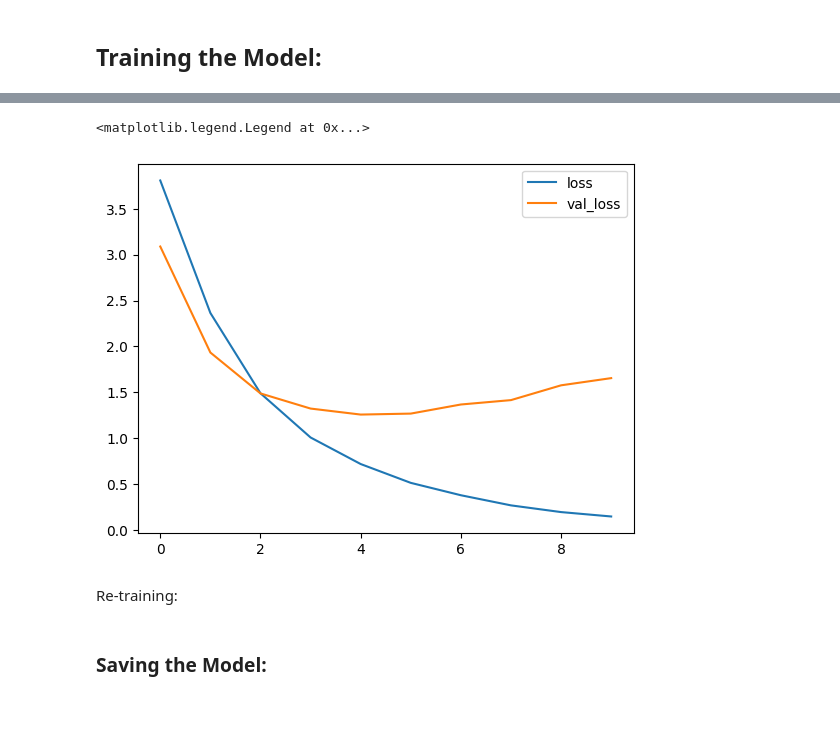
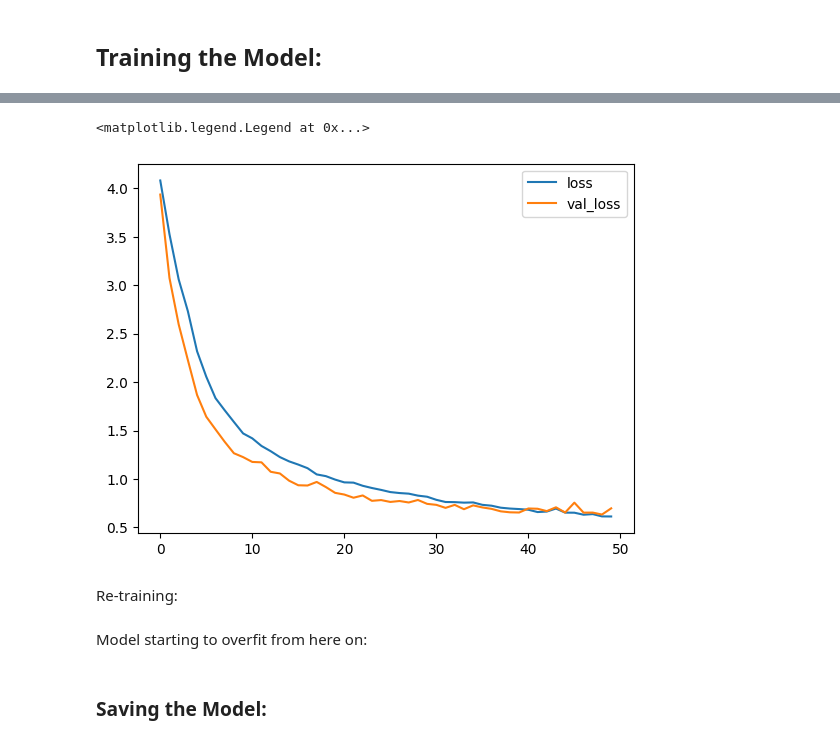
Before and after one commit to 37743/37743, a Jupyter notebook: nn-arabic-handwriting-320210207.ipynb, the cells around one changed output, grey strips where cells are left out. Cells and saved outputs as stored; diff of their text form; code cells hidden in the pictures; blank space fills up the shorter version.

Commit message:
Kaggle Notebook | NN-Arabic-Handwriting-320210207 | Version 9

```diff
--- a/nn-arabic-handwriting-320210207.ipynb
+++ b/nn-arabic-handwriting-320210207.ipynb
@@ -52,9 +52,10 @@ for device in tf.config.list_physical_devices():
 ### Loading the Dataset(s):
 # %%
 datasets = ['/kaggle/input/arabic-letters-classification/Final_Arabic_Alpha_dataset/Final_Arabic_Alpha_dataset/train',\
-            '/kaggle/input/arabic-letters-classification/Final_Arabic_Alpha_dataset/Final_Arabic_Alpha_dataset/test']
+            '/kaggle/input/arabic-letters-classification/Final_Arabic_Alpha_dataset/Final_Arabic_Alpha_dataset/test',
+           '/kaggle/input/arabic-letters-classification/Final_Arabic_Alpha_dataset/Final_Arabic_Alpha_dataset']
 NUM_CLASS = 65
-IMAGE_SIZE = (128, 128)
+IMAGE_SIZE = (128,128)
 BATCH_SIZE = 256
 SEED = 43
 LABEL_NAMES = [i for i in range(NUM_CLASS)]
@@ -123,22 +132,22 @@ for images, labels in train_images:
 # %%
 model = tf.keras.Sequential([
     tf.keras.layers.Rescaling(1./255),
+    tf.keras.layers.RandomZoom(height_factor=(-.2,.3), width_factor=(-.2,.3)),
+    tf.keras.layers.RandomRotation((-.2,.3)),
+#     tf.keras.layers.RandomWidth(.2, interpolation='bilinear'),
     tf.keras.layers.Conv2D(16, (3, 3), activation = 'relu', padding = 'same',  input_shape=(IMAGE_SIZE[0],IMAGE_SIZE[1],1)),
     tf.keras.layers.MaxPooling2D(2, 2),
     tf.keras.layers.Conv2D(32, (3, 3), activation = 'relu', padding = 'same'),
     tf.keras.layers.MaxPooling2D(2, 2),
     tf.keras.layers.Conv2D(64, (3, 3), activation = 'relu', padding = 'same'),
     tf.keras.layers.MaxPooling2D(2, 2),
-#     tf.keras.layers.Conv2D(128, (3, 3), activation = 'relu', padding = 'same'),
-#     tf.keras.layers.MaxPooling2D(2, 2),
-#     tf.keras.layers.Conv2D(256, (3, 3), activation = 'relu', padding = 'same'),
-#     tf.keras.layers.MaxPooling2D(2, 2),
+    tf.keras.layers.Conv2D(128, (3, 3), activation = 'relu', padding = 'same'),
+    tf.keras.layers.MaxPooling2D(2, 2),
 # #     tf.keras.layers.BatchNormalization(),
     tf.keras.layers.Flatten(),
-#     tf.keras.layers.Dense(1024, activation='relu',\
-#                           kernel_regularizer=tf.keras.regularizers.l2(0.001)),
-# #     tf.keras.layers.Dense(512, activation='relu'),
-#     tf.keras.layers.Dropout(0.1),
+#     tf.keras.layers.Dense(128, activation='relu',
+#                            kernel_regularizer=tf.keras.regularizers.l2(0.001)
+#                          ),
     tf.keras.layers.Dense(256, activation='relu'),
     tf.keras.layers.Dense(NUM_CLASS, activation=tf.nn.softmax)
 ])
@@ -168,9 +177,11 @@ _________________________________________________________________
 # %% [markdown]
 ### Model Optimization:
 # %%
-model.compile(optimizer = Adam(lr=0.001), loss = 'categorical_crossentropy', metrics=['accuracy'])
+model.compile(optimizer = Adam(learning_rate= 0.001), loss = 'categorical_crossentropy', metrics=['accuracy'])
 # %% [markdown]
 ## Training the Model:
 # %%
-r = model.fit(train_images, validation_data=train_validation, epochs=10)
+h1 = model.fit(train_images,
+              validation_data=train_validation,
+              epochs=50)
 # %% [output]
@@ -197,10 +205,10 @@ Epoch 10/10
 # %%
-plt.plot(r.history['loss'], label='loss')
-plt.plot(r.history['val_loss'], label='val_loss')
+plt.plot(h1.history['loss'], label='loss')
+plt.plot(h1.history['val_loss'], label='val_loss')
 plt.legend()
 # %% [output]
 <matplotlib.legend.Legend at 0x...>
-[figure, old version]
+[figure, new version]
 # %% [markdown]
 Re-training:
 # %%
@@ -209,0 +216,2 @@ Re-training:
+# %% [markdown]
+Model starting to overfit from here on:
```
Also changed, not shown: parts of 15 cells of this notebook.
